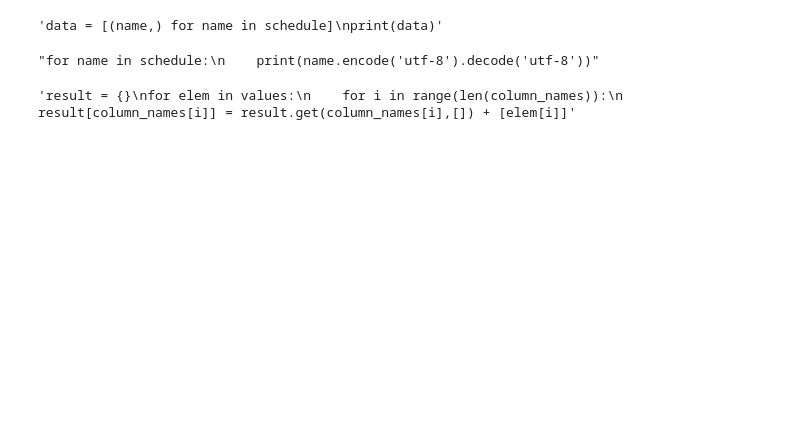
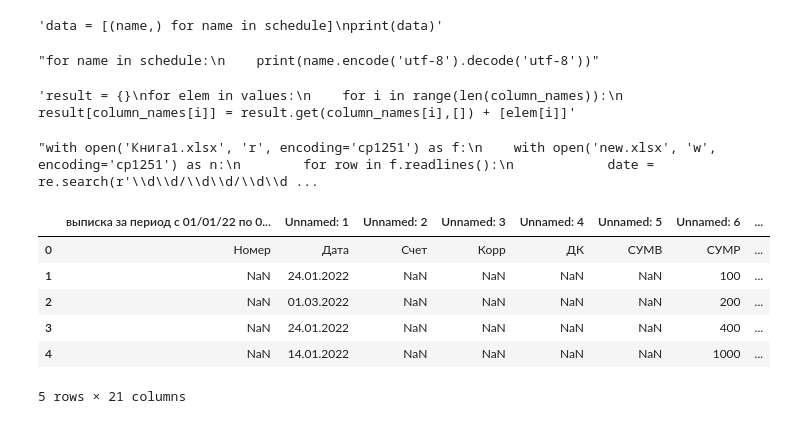
Before and after one commit to yashkins/home_work_of_sb, a Jupyter notebook: home_work.ipynb, the cells around one changed output. Drawn from its saved outputs; the diff is of its cells as text; code cells hidden in the pictures; blank space fills up the shorter version.

```diff
--- a/home_work.ipynb
+++ b/home_work.ipynb
@@ -281,3 +355,14 @@ query_select_date = """SELECT COUNT(loss.date) as Колличество
         FROM Losses as WHERE loss.date = datetime.datetime(2022, 12, 3, 0, 0)
         """
 #column_names, values = execute_read_query(connect, query_select_date)
+# %%
+# не работает
+"""with open('Книга1.xlsx', 'r', encoding='cp1251') as f:
+    with open('new.xlsx', 'w', encoding='cp1251') as n:
+        for row in f.readlines():
+            date = re.search(r'\d\d/\d\d/\d\d', row)
+            if date:
+                row = re.sub(r'\d\d/\d\d/\d\d', dt.strptime(date.group[0][0], '%d/%m/%y').strftime('%d.%m.%Y'),row)
+            n.write(row)   """
+# %% [output]
+"with open('Книга1.xlsx', 'r', encoding='cp1251') as f:\n    with open('new.xlsx', 'w', encoding='cp1251') as n:\n        for row in f.readlines():\n            date = re.search(r'\\d\\d/\\d\\d/\\d\\d ...
@@ -283,0 +377,10 @@ query_select_date = """SELECT COUNT(loss.date) as Колличество
+# %%
+losses1.head(5)
+# %% [output]
+|  | выписка за период с 01/01/22 по 0... | Unnamed: 1 | Unnamed: 2 | Unnamed: 3 | Unnamed: 4 | Unnamed: 5 | Unnamed: 6 | ... |
+| 0 | Номер | Дата | Счет | Корр | ДК | СУМВ | СУМР | ... |
+| 1 | NaN | 24.01.2022 | NaN | NaN | NaN | NaN | 100 | ... |
+| 2 | NaN | 01.03.2022 | NaN | NaN | NaN | NaN | 200 | ... |
+| 3 | NaN | 24.01.2022 | NaN | NaN | NaN | NaN | 400 | ... |
+| 4 | NaN | 14.01.2022 | NaN | NaN | NaN | NaN | 1000 | ... |
+5 rows × 21 columns
```
Also changed, not shown: parts of 19 cells of this notebook, 1 other file.
